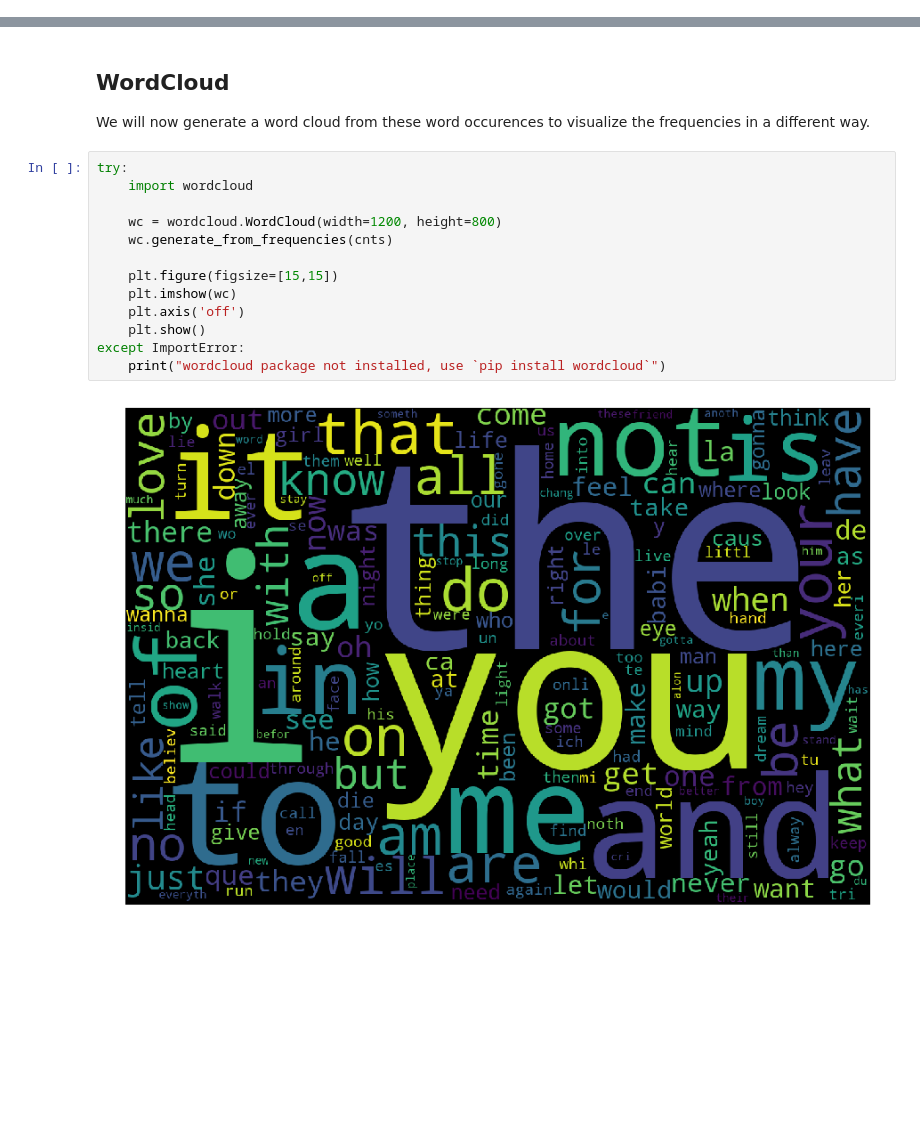
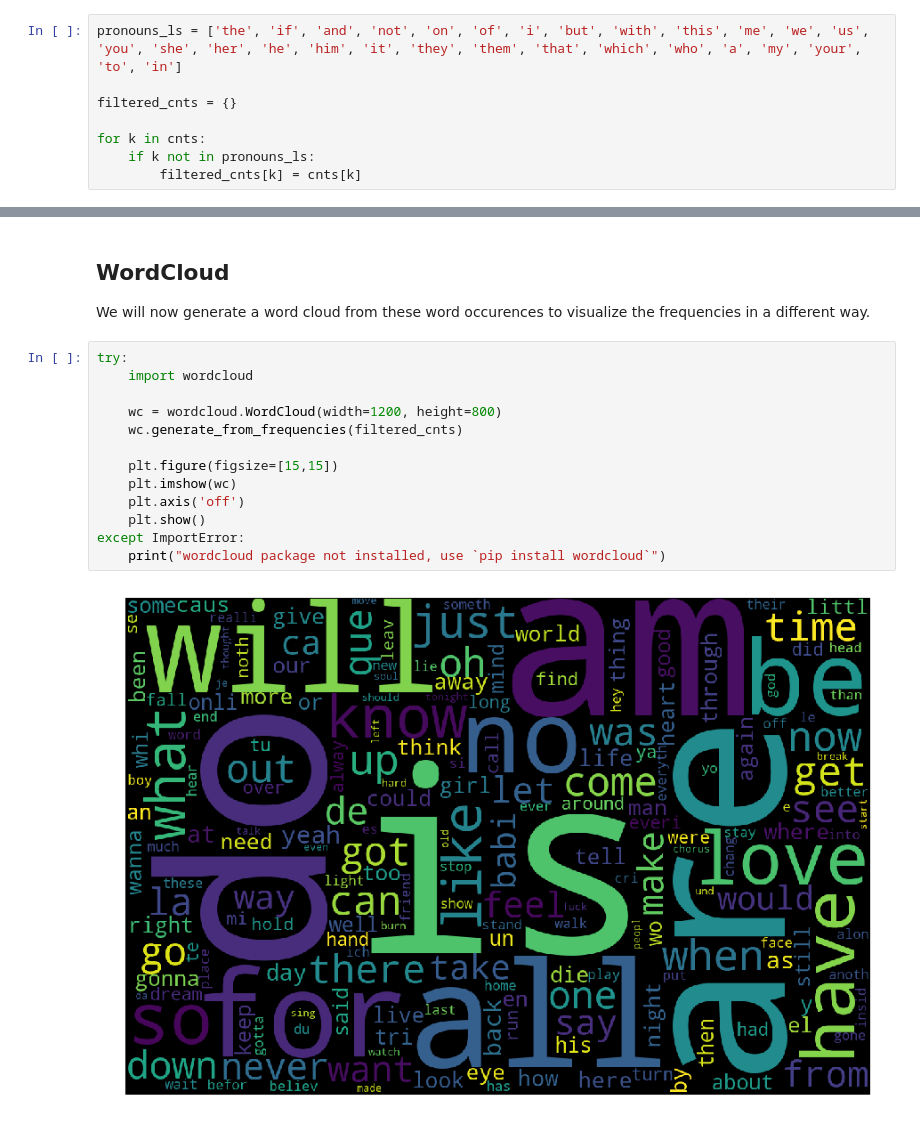
Before and after one commit to Polymere/ADA_Group, a Jupyter notebook: project/notebooks/Lyrics_analysis.ipynb, the cells around one changed output, grey strips where cells are left out. Saved outputs shown, nothing was run; the diff lists cells and outputs as text; blank space fills up the shorter version.

Commit message:
Removing common pronouns

```diff
--- a/project/notebooks/Lyrics_analysis.ipynb
+++ b/project/notebooks/Lyrics_analysis.ipynb
@@ -48,4 +48,12 @@ def combResults(a, b):
         return res
 
 cnts = mxm_data.map(lambda x: (x[0], x[1]["words"])).aggregate([], aggWordCount, combResults)
+# %%
+pronouns_ls = ['the', 'if', 'and', 'not', 'on', 'of', 'i', 'but', 'with', 'this', 'me', 'we', 'us', 'you', 'she', 'her', 'he', 'him', 'it', 'they', 'them', 'that', 'which', 'who', 'a', 'my', 'your', 'to', 'in']
+
+filtered_cnts = {}
+
+for k in cnts:
+    if k not in pronouns_ls:
+        filtered_cnts[k] = cnts[k]
 # %%
@@ -89,15 +97,15 @@ We will now generate a word cloud from these word occurences to visualize the fr
 # %%
 try:
     import wordcloud
 
     wc = wordcloud.WordCloud(width=1200, height=800)
-    wc.generate_from_frequencies(cnts)
+    wc.generate_from_frequencies(filtered_cnts)
 
     plt.figure(figsize=[15,15])
     plt.imshow(wc)
     plt.axis('off')
     plt.show()
 except ImportError:
     print("wordcloud package not installed, use `pip install wordcloud`")
 # %% [output]
-[figure, old version]
+[figure, new version]
```
Also changed, not shown: parts of 2 cells of this notebook.
